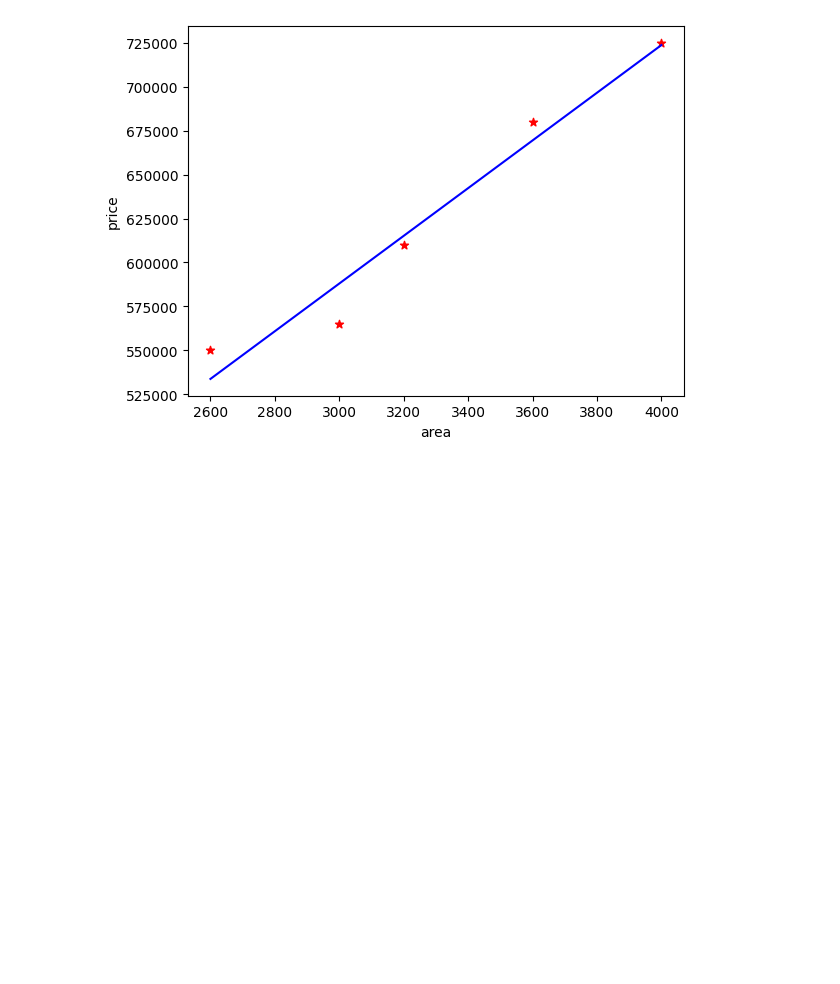
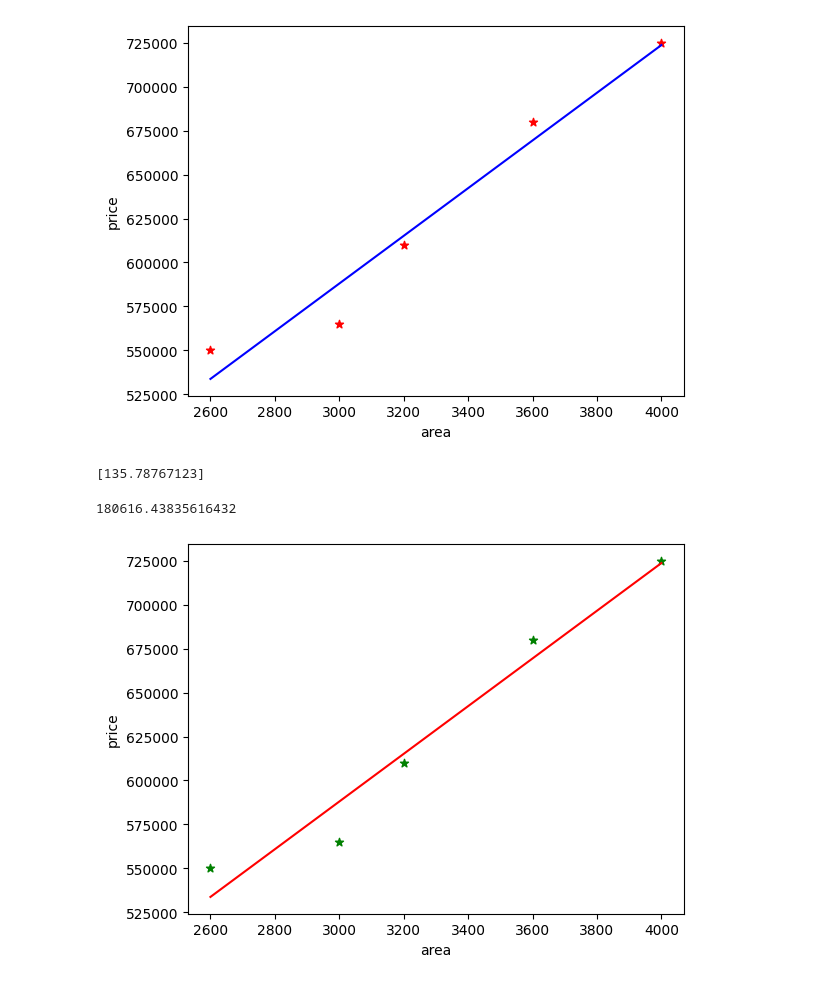
Before and after one commit to lokeshneerasa/MACHINE-LEARNING, a Jupyter notebook: MACHINE_LEARNING.ipynb, the cells around one changed output. Drawn from its saved outputs; the diff is of its cells as text; code cells hidden in the pictures; blank space fills up the shorter version.

```diff
--- a/MACHINE_LEARNING.ipynb
+++ b/MACHINE_LEARNING.ipynb
@@ -398,3 +399,53 @@ plt.plot(df.area.values, reg.predict(df[['area']].values), color = 'blue')
 plt.show()
 # %% [output]
 [figure]
+# %%
+#Ex:11 Capture the coefficient from regression
+import pandas as pd
+from sklearn.linear_model import LinearRegression
+
+df=pd.read_csv("homeprices.csv")
+new_df=df.drop('price',axis='columns')
+
+reg=LinearRegression()
+reg.fit(new_df.values,df.price.values)
+
+print(reg.coef_)
+# %% [output]
+[135.78767123]
+# %%
+#Ex:12 Capture the intercept from regression
+import pandas as pd
+from sklearn.linear_model import LinearRegression
+
+df=pd.read_csv("homeprices.csv")
+new_df=df.drop('price',axis='columns')
+
+reg=LinearRegression()
+reg.fit(new_df.values,df.price.values)
+
+print(reg.intercept_)
+# %% [output]
+180616.43835616432
+# %%
+#Ex:13. Best fitted line
+import pandas as pd
+import matplotlib.pyplot as plt
+from sklearn.linear_model import LinearRegression
+
+df=pd.read_csv("homeprices.csv")
+new_df=df.drop('price',axis='columns')
+
+reg=LinearRegression()
+reg.fit(new_df.values,df.price.values)
+
+plt.xlabel('area')
+plt.ylabel('price')
+
+plt.scatter(df.area.values,df.price.values,color='green',marker='*')
+
+plt.plot(df.area.values,reg.predict(df[['area']].values),color='red')
+
+plt.show()
+# %% [output]
+[figure, added]
```
Also changed, not shown: parts of 4 cells of this notebook.
